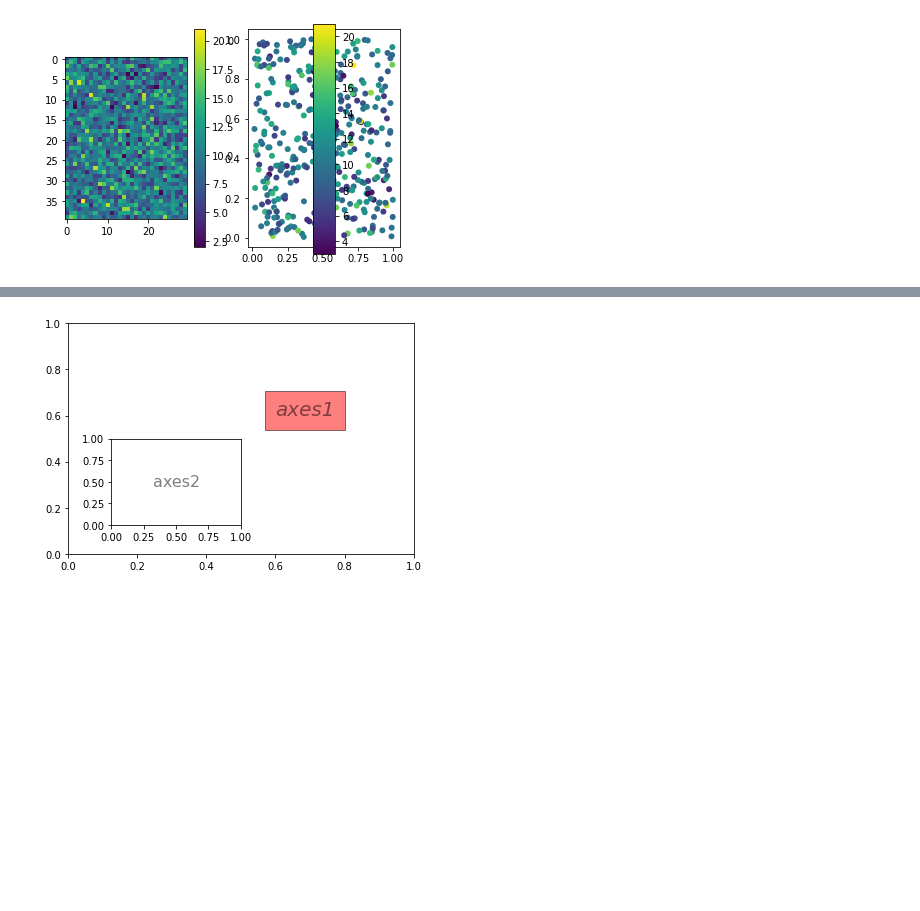
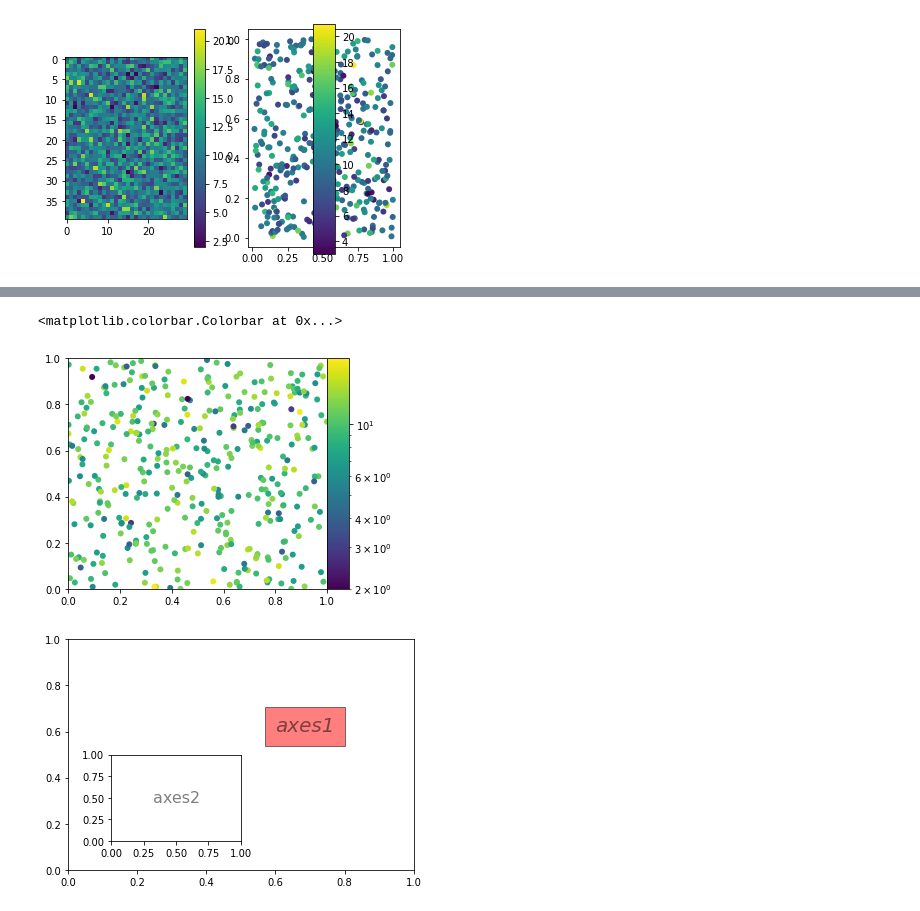
Before and after one commit to krittikaiitb/tutorials, a Jupyter notebook: Matplotlib 2/2_Old.ipynb, the cells around one changed output, grey strips where cells are left out. Drawn from its saved outputs; the diff is of its cells as text; code cells hidden in the pictures; blank space fills up the shorter version.

```diff
--- a/Matplotlib 2/2_Old.ipynb
+++ b/Matplotlib 2/2_Old.ipynb
@@ -228,14 +279,17 @@ fig.colorbar(s, cax=colorbar_ax)
 # %%
-# fig = plt.figure()
-# ax = fig.add_axes([0.1, 0.1, 0.6, 0.8])
-# x = np.random.random(400)
-# y = np.random.random(400)
-# c = np.random.poisson(10., 400)
-# s = ax.scatter(x, y, c=c, edgecolor='none')
-# ax.set_xlim(0., 1.)
-# ax.set_ylim(0., 1.)
-# colorbar_ax = fig.add_axes([0.7, 0.1, 0.05, 0.8])
-# fig.colorbar(s, cax=colorbar_ax)
+fig = plt.figure()
+ax = fig.add_axes([0.1, 0.1, 0.6, 0.8])
+x = np.random.random(400)
+y = np.random.random(400)
+c = np.random.poisson(10., 400)
+s = ax.scatter(x, y, c=c, edgecolor='none', norm=matplotlib.colors.LogNorm())
+ax.set_xlim(0., 1.)
+ax.set_ylim(0., 1.)
+colorbar_ax = fig.add_axes([0.7, 0.1, 0.05, 0.8])
+fig.colorbar(s, cax=colorbar_ax)
+# %% [output]
+<matplotlib.colorbar.Colorbar at 0x...>
+[figure, added]
 # %%
 # import matplotlib.pyplot as plt
 
```
Also changed, not shown: parts of 6 cells of this notebook, 2 other files.
